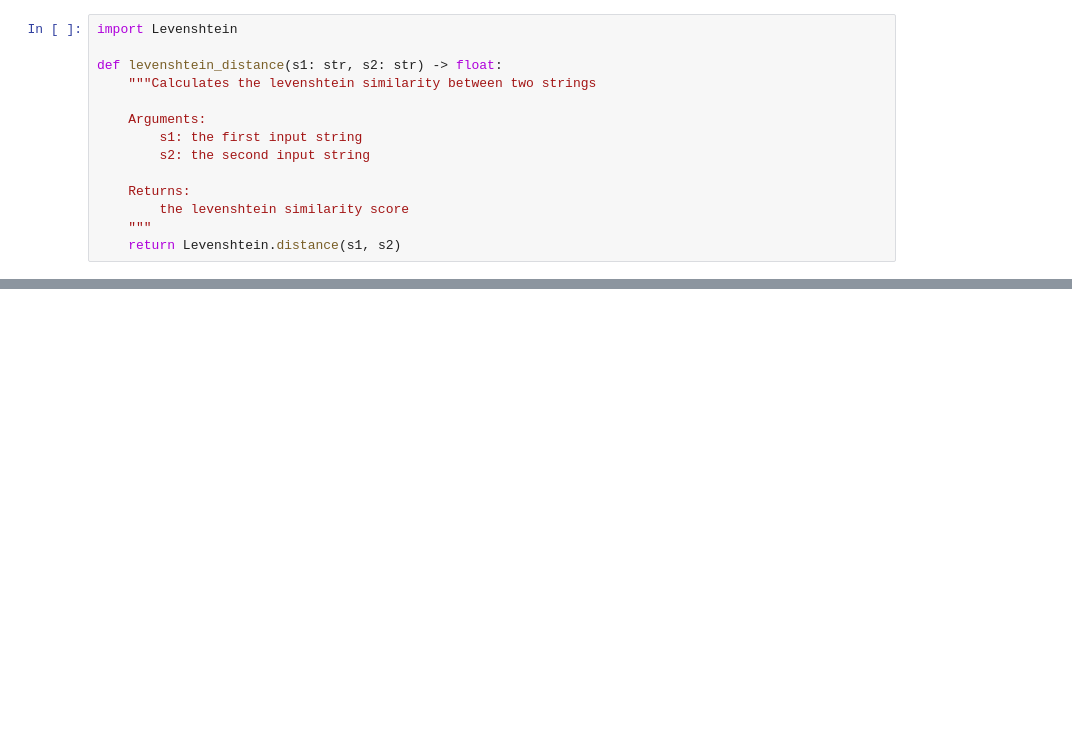
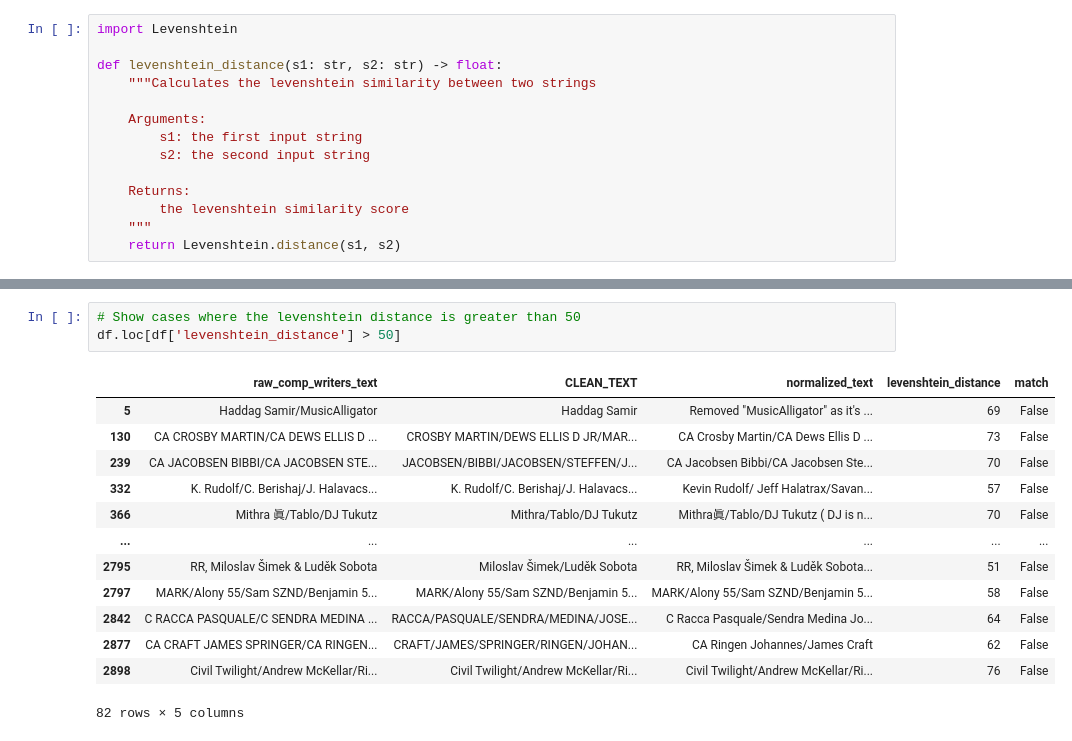
Before and after one commit to AggelosTh/Text-normalization, a Jupyter notebook: text_normalization.ipynb, the cells around one changed output, grey strips where cells are left out. Drawn from its saved outputs; the diff is of its cells as text; blank space fills up the shorter version.

```diff
--- a/text_normalization.ipynb
+++ b/text_normalization.ipynb
@@ -216,0 +262,17 @@ print(accuracy)
+# %%
+# Show cases where the levenshtein distance is greater than 50
+df.loc[df['levenshtein_distance'] > 50]
+# %% [output]
+|  | raw_comp_writers_text | CLEAN_TEXT | normalized_text | levenshtein_distance | match |
+| 5 | Haddag Samir/MusicAlligator | Haddag Samir | Removed "MusicAlligator" as it's ... | 69 | False |
+| 130 | CA CROSBY MARTIN/CA DEWS ELLIS D ... | CROSBY MARTIN/DEWS ELLIS D JR/MAR... | CA Crosby Martin/CA Dews Ellis D ... | 73 | False |
+| 239 | CA JACOBSEN BIBBI/CA JACOBSEN STE... | JACOBSEN/BIBBI/JACOBSEN/STEFFEN/J... | CA Jacobsen Bibbi/CA Jacobsen Ste... | 70 | False |
+| 332 | K. Rudolf/C. Berishaj/J. Halavacs... | K. Rudolf/C. Berishaj/J. Halavacs... | Kevin Rudolf/ Jeff Halatrax/Savan... | 57 | False |
+| 366 | Mithra 眞/Tablo/DJ Tukutz | Mithra/Tablo/DJ Tukutz | Mithra眞/Tablo/DJ Tukutz ( DJ is n... | 70 | False |
+| ... | ... | ... | ... | ... | ... |
+| 2795 | RR, Miloslav Šimek & Luděk Sobota | Miloslav Šimek/Luděk Sobota | RR, Miloslav Šimek & Luděk Sobota... | 51 | False |
+| 2797 | MARK/Alony 55/Sam SZND/Benjamin 5... | MARK/Alony 55/Sam SZND/Benjamin 5... | MARK/Alony 55/Sam SZND/Benjamin 5... | 58 | False |
+| 2842 | C RACCA PASQUALE/C SENDRA MEDINA ... | RACCA/PASQUALE/SENDRA/MEDINA/JOSE... | C Racca Pasquale/Sendra Medina Jo... | 64 | False |
+| 2877 | CA CRAFT JAMES SPRINGER/CA RINGEN... | CRAFT/JAMES/SPRINGER/RINGEN/JOHAN... | CA Ringen Johannes/James Craft | 62 | False |
+| 2898 | Civil Twilight/Andrew McKellar/Ri... | Civil Twilight/Andrew McKellar/Ri... | Civil Twilight/Andrew McKellar/Ri... | 76 | False |
+82 rows × 5 columns
```
Also changed, not shown: parts of 8 cells of this notebook.
